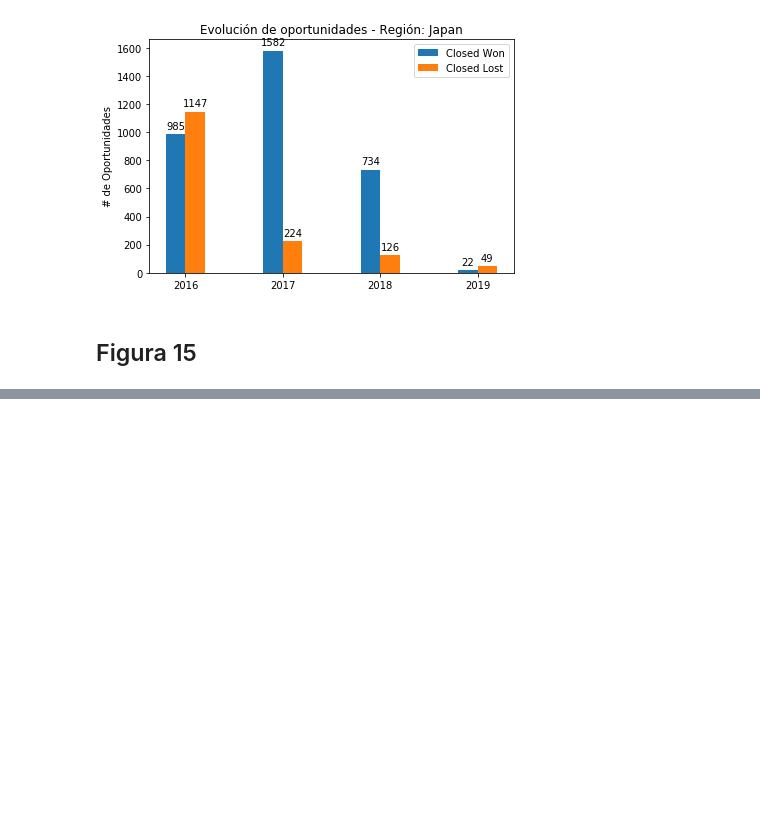
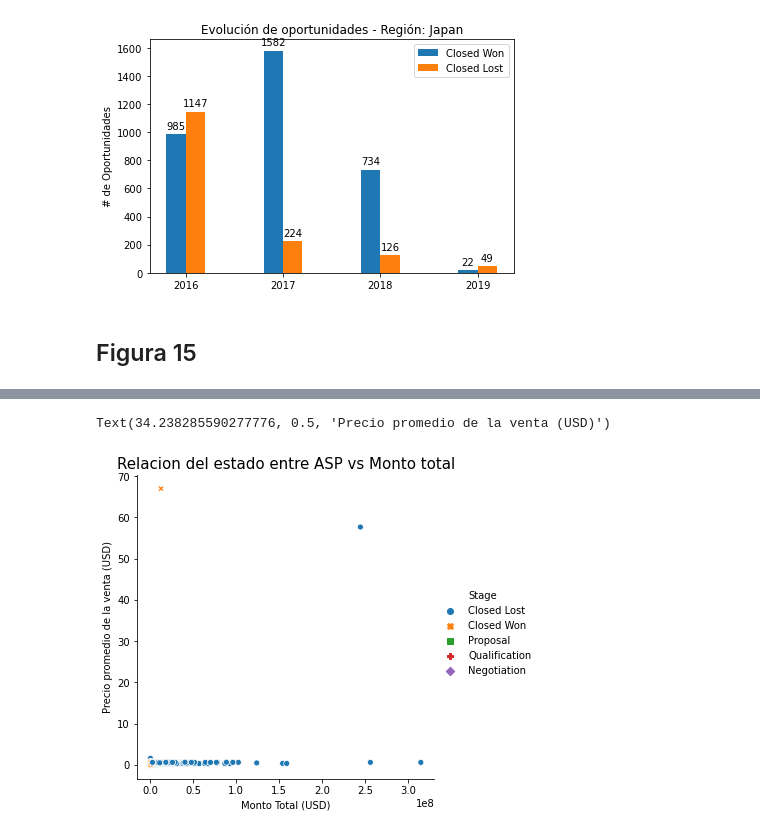
Before and after one commit to MauricioFIUBA/TP1OrganizacionDeDatos, a Jupyter notebook: Analisis_4.ipynb, the cells around one changed output, grey strips where cells are left out. Drawn from its saved outputs; the diff is of its cells as text; code cells hidden in the pictures; blank space fills up the shorter version.

Commit message:
Corrección de los graficos de monto en analisis 2 con la columna de monto corregido en analisis 4

```diff
--- a/Analisis_4.ipynb
+++ b/Analisis_4.ipynb
@@ -462,0 +511,18 @@ plt.show()
+# %%
+scatter = df.loc[:,['Opportunity_Name','Total_Amount(converted)','ASP_(converted)','Stage']]
+
+scatter = scatter.drop_duplicates(subset = ["Opportunity_Name"])
+scatter['Total_Amount(converted)']= scatter['Total_Amount(converted)'].fillna(0)
+scatter['ASP_(converted)']= scatter['ASP_(converted)'].fillna(0)
+# %%
+import seaborn as sns
+
+g=sns.relplot(x="Total_Amount(converted)", y="ASP_(converted)",
+              hue="Stage", style="Stage",
+            kind="scatter", data=scatter).axes.flatten()
+g[0].set_title("Relacion del estado entre ASP vs Monto total",fontsize=15)
+g[0].set_xlabel("Monto Total (USD)",fontsize=10)
+g[0].set_ylabel("Precio promedio de la venta (USD)",fontsize=10)
+# %% [output]
+Text(34.238285590277776, 0.5, 'Precio promedio de la venta (USD)')
+[figure, added]
```
Also changed, not shown: parts of 9 cells of this notebook, 1 other file.
